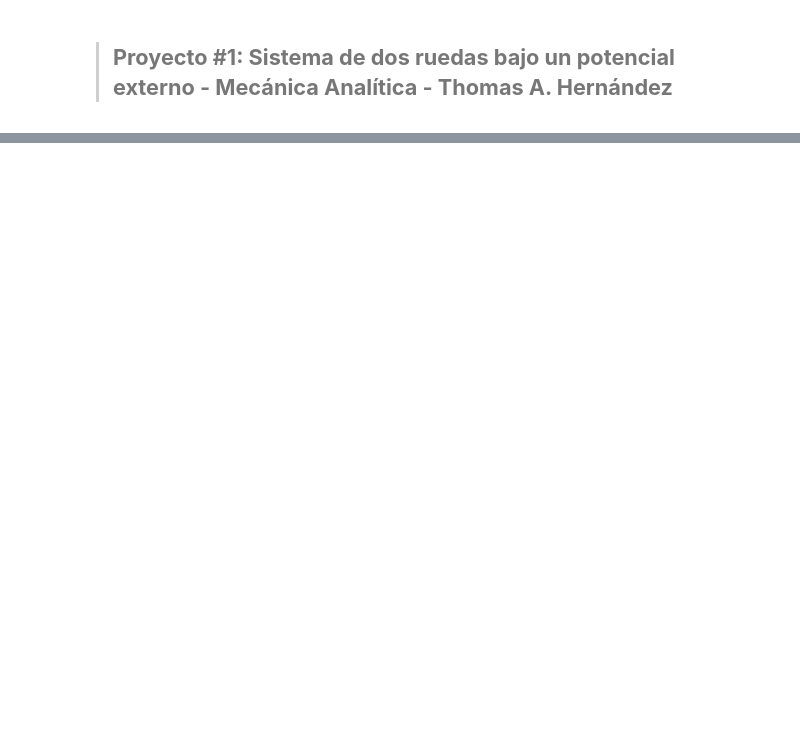
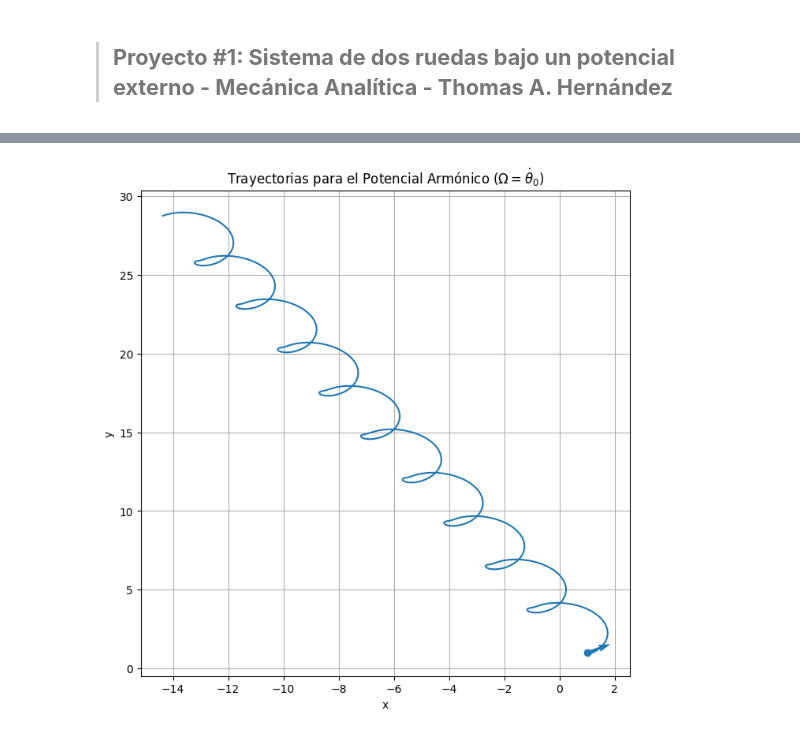
Before and after one commit to ThomAnkhe/Proyectos_Mecanica_Analitica, a Jupyter notebook: Proyecto_1/Codigo_Graficas.ipynb, the cells around one changed output, grey strips where cells are left out. Cells and saved outputs as stored; diff of their text form; code cells hidden in the pictures; blank space fills up the shorter version.

```diff
--- a/Proyecto_1/Codigo_Graficas.ipynb
+++ b/Proyecto_1/Codigo_Graficas.ipynb
@@ -248,0 +156,28 @@ plt.show()
+# %%
+t4 = np.linspace(0, 60, 10000)
+x_0, y_0, theta_0, dtheta_0, dPhi_0, ddPhi_0, delta = 1.0, 1.0, 0.5, 1.0, 1.0, 1.0, 0.0
+theta_t4 = dtheta_0*t4 + theta_0
+
+Omega = dtheta_0
+x_t4 = x_0 + (a/dtheta_0)*(dPhi_0 - (ddPhi_0/Omega)*np.tan(delta))*(np.sin(theta_t4) - np.sin(theta_0)) + a*(ddPhi_0/(2*Omega*np.cos(delta)))*(t4*np.sin(delta - theta_0) + ((np.cos(delta + theta_0) - np.cos(2*dtheta_0*t4 + delta + dtheta_0))/(2*dtheta_0)))
+
+y_t4 = y_0 - (a/dtheta_0)*(dPhi_0 - (ddPhi_0/Omega)*np.tan(delta))*(np.cos(theta_t4) - np.cos(theta_0)) + a*(ddPhi_0/(2*Omega*np.cos(delta)))*(t4*np.cos(delta - theta_0) + ((np.sin(delta + theta_0) - np.sin(2*dtheta_0*t4 + delta + dtheta_0))/(2*dtheta_0)))
+
+fig, ax = plt.subplots(figsize=(8, 8))
+ax.plot(x_t4, y_t4)
+ax.scatter(x_0, y_0)
+
+# Aquí creo la flecha de la velocidad inicial para indicar el sentido de la trayectoria.
+dx = x_t4[1] - x_t4[0]
+dy = y_t4[1] - y_t4[0]
+norm = 0.5*np.sqrt(dx**2 + dy**2) # No es realmente la norma, es dos veces. La fecha se veía muy pequeña.
+
+ax.quiver(x_0, y_0, dx/norm, dy/norm, color = "C0", angles = 'xy', scale_units = 'xy', scale = 2, width = 0.005)
+
+ax.set_title(r"Trayectorias para el Potencial Armónico $(\Omega = \dot\theta_{0})$")
+ax.set_xlabel("x")
+ax.set_ylabel("y")
+
+ax.grid()
+# %% [output]
+[figure, added]
```
Also changed, not shown: parts of 23 cells of this notebook, 6 other files.
